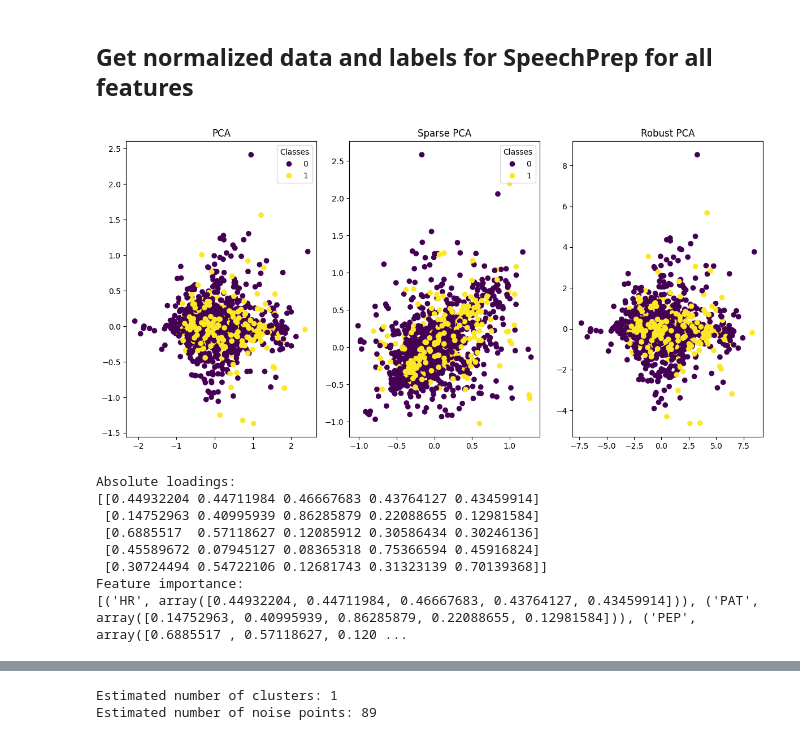
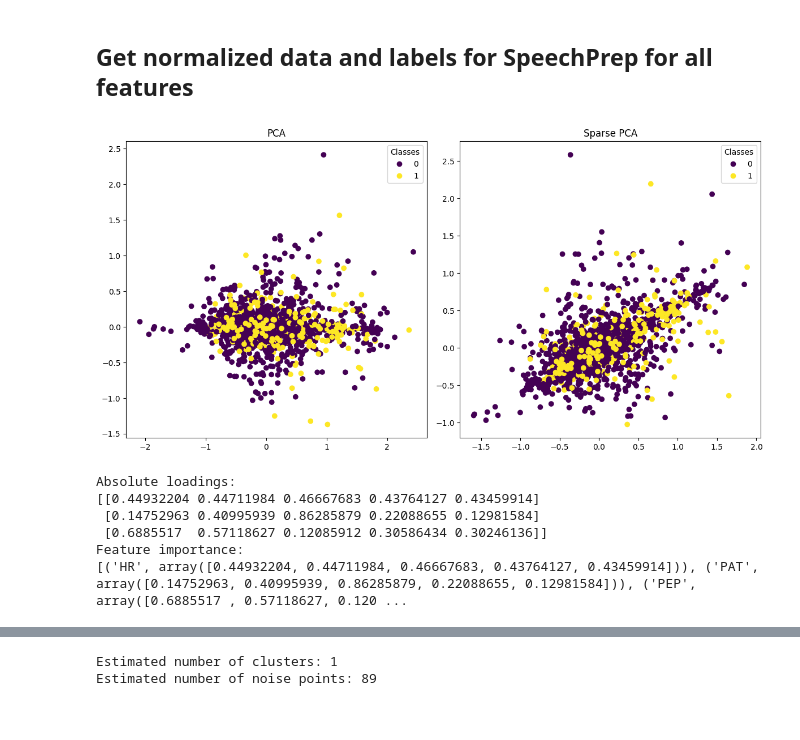
Before and after one commit to zhangster12/BMED-6517-Sp-24-Team-1, a Jupyter notebook: Clustering/mi_ht_cluster.ipynb, the cells around one changed output, grey strips where cells are left out. Saved outputs shown, nothing was run; the diff lists cells and outputs as text; code cells hidden in the pictures.

```diff
--- a/Clustering/mi_ht_cluster.ipynb
+++ b/Clustering/mi_ht_cluster.ipynb
@@ -236,49 +236,49 @@ X = feats_cleaned
 y = labels_cleaned
 # %%
 # Perform PCA
-pca = PCA(n_components=5)
+pca = PCA(n_components=3)
 pca.fit(X)
 X_pca = pca.transform(X)
 
 # Perform SparsePCA
-spca = SparsePCA(n_components=5)
+spca = SparsePCA(n_components=3)
 spca.fit(X)
 X_spca = spca.transform(X)
 
 # Create subplots
-fig, axes = plt.subplots(1, 3, figsize=(12, 6))
+fig, axes = plt.subplots(1, 2, figsize=(12, 6))
 
 # Plot PCA results
 scatter_pca = axes[0].scatter(X_pca[:, 0], X_pca[:, 1], c=y, label='PCA')
 axes[0].set_title('PCA')
 
 # Plot Sparse PCA results
 scatter_spca = axes[1].scatter(X_spca[:, 0], X_spca[:, 1], c=y, label='Sparse PCA')
 axes[1].set_title('Sparse PCA')
 
 # Add legend to both subplots
 legend_pca = axes[0].legend(*scatter_pca.legend_elements(), title='Classes')
 legend_spca = axes[1].legend(*scatter_spca.legend_elements(), title='Classes')
 
 # Combine legends
 #fig.legend([scatter_pca, scatter_spca], labels=['PCA', 'Sparse PCA'], loc='upper center', bbox_to_anchor=(0.5, 1.05), ncol=2)
 
 # Robust PCA
 scaler = RobustScaler()
-X_scaled = scaler.fit_transform(X)
+# X_scaled = scaler.fit_transform(X)
 
-rpca = PCA(n_components=5)
-rpca.fit(X_scaled)
-X_rpca = rpca.transform(X_scaled)
+# rpca = PCA(n_components=5)
+# rpca.fit(X_scaled)
+# X_rpca = rpca.transform(X_scaled)
 
-# Plot Sparse PCA results
-scatter_rpca = axes[2].scatter(X_rpca[:, 0], X_rpca[:, 1], c=y, label='Robust PCA')
-axes[2].set_title('Robust PCA')
+# # Plot Sparse PCA results
+# scatter_rpca = axes[2].scatter(X_rpca[:, 0], X_rpca[:, 1], c=y, label='Robust PCA')
+# axes[2].set_title('Robust PCA')
 
 plt.tight_layout()
 plt.show()
 # %% [output]
-[figure, old version]
+[figure, new version]
 # %%
 # Plot PCA results
 #fig, axes = plt.subplots(1, 2, figsize=(16, 4))
@@ -306,9 +306,7 @@ print(feature_importance)
 Absolute loadings:
 [[0.44932204 0.44711984 0.46667683 0.43764127 0.43459914]
  [0.14752963 0.40995939 0.86285879 0.22088655 0.12981584]
- [0.6885517  0.57118627 0.12085912 0.30586434 0.30246136]
- [0.45589672 0.07945127 0.08365318 0.75366594 0.45916824]
- [0.30724494 0.54722106 0.12681743 0.31323139 0.70139368]]
+ [0.6885517  0.57118627 0.12085912 0.30586434 0.30246136]]
 Feature importance:
 [('HR', array([0.44932204, 0.44711984, 0.46667683, 0.43764127, 0.43459914])), ('PAT', array([0.14752963, 0.40995939, 0.86285879, 0.22088655, 0.12981584])), ('PEP', array([0.6885517 , 0.57118627, 0.120 ...
 # %%
```
Also changed, not shown: parts of 6 cells of this notebook.
